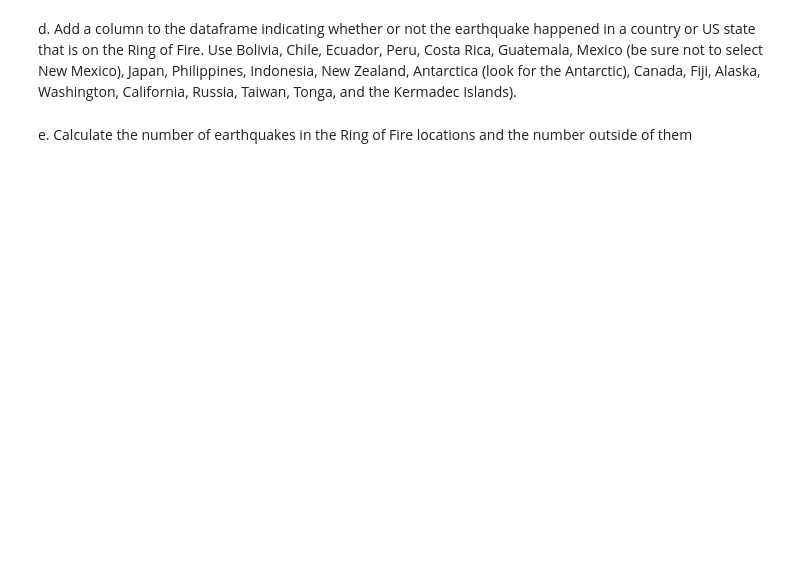
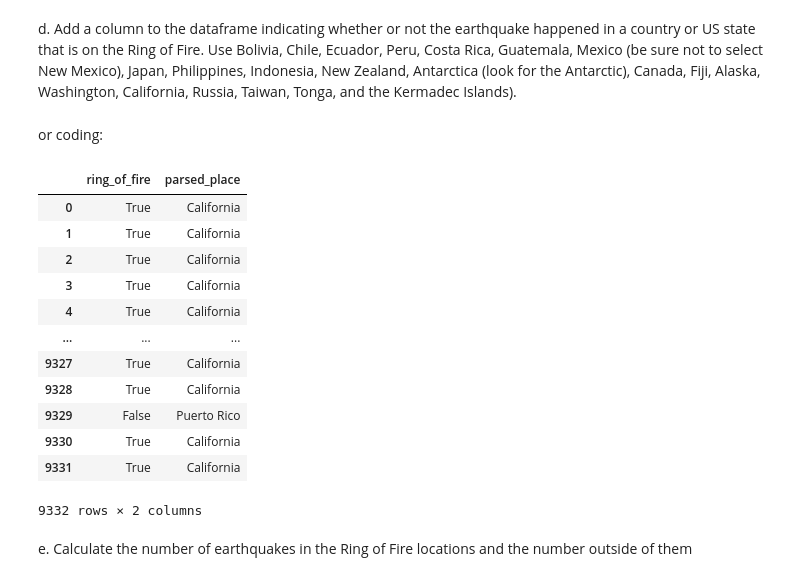
Before and after one commit to UnaSun2025/MSSP6070, a Jupyter notebook: WeeklyModules/Week04/Participation Activity Week 4.ipynb, the cells around one changed output. Cells and saved outputs as stored; diff of their text form; code cells hidden in the pictures; blank space fills up the shorter version.

```diff
--- a/WeeklyModules/Week04/Participation Activity Week 4.ipynb
+++ b/WeeklyModules/Week04/Participation Activity Week 4.ipynb
@@ -62,3 +112,28 @@ df['Ring_of_Fire'] = df['place'].apply(lambda x:any(loc.lower() in str(x).lower(
+# %% [markdown]
+or coding:
+# %%
+df['ring_of_fire'] = df.parsed_place.str.contains(r'|'.join([
+    'Bolivia', 'Chile', 'Ecuador', 'Peru', 'Costa Rica',
+    'Guatemala', '^Mexico', 'Japan', 'Philippines', 'Indonesia',
+    'New Zealand', 'Antarctic', 'Canada', 'Fiji',
+    'Alaska', 'Washington', 'California', 'Russia',
+    'Taiwan', 'Tonga', 'Kermadec Islands'
+]))
+df[['ring_of_fire', 'parsed_place']]
+# %% [output]
+|  | ring_of_fire | parsed_place |
+| 0 | True | California |
+| 1 | True | California |
+| 2 | True | California |
+| 3 | True | California |
+| 4 | True | California |
+| ... | ... | ... |
+| 9327 | True | California |
+| 9328 | True | California |
+| 9329 | False | Puerto Rico |
+| 9330 | True | California |
+| 9331 | True | California |
+9332 rows × 2 columns
 # %% [markdown]
 e. Calculate the number of earthquakes in the Ring of Fire locations and the number outside of them
 # %%
```
Also changed, not shown: parts of 24 cells of this notebook.
